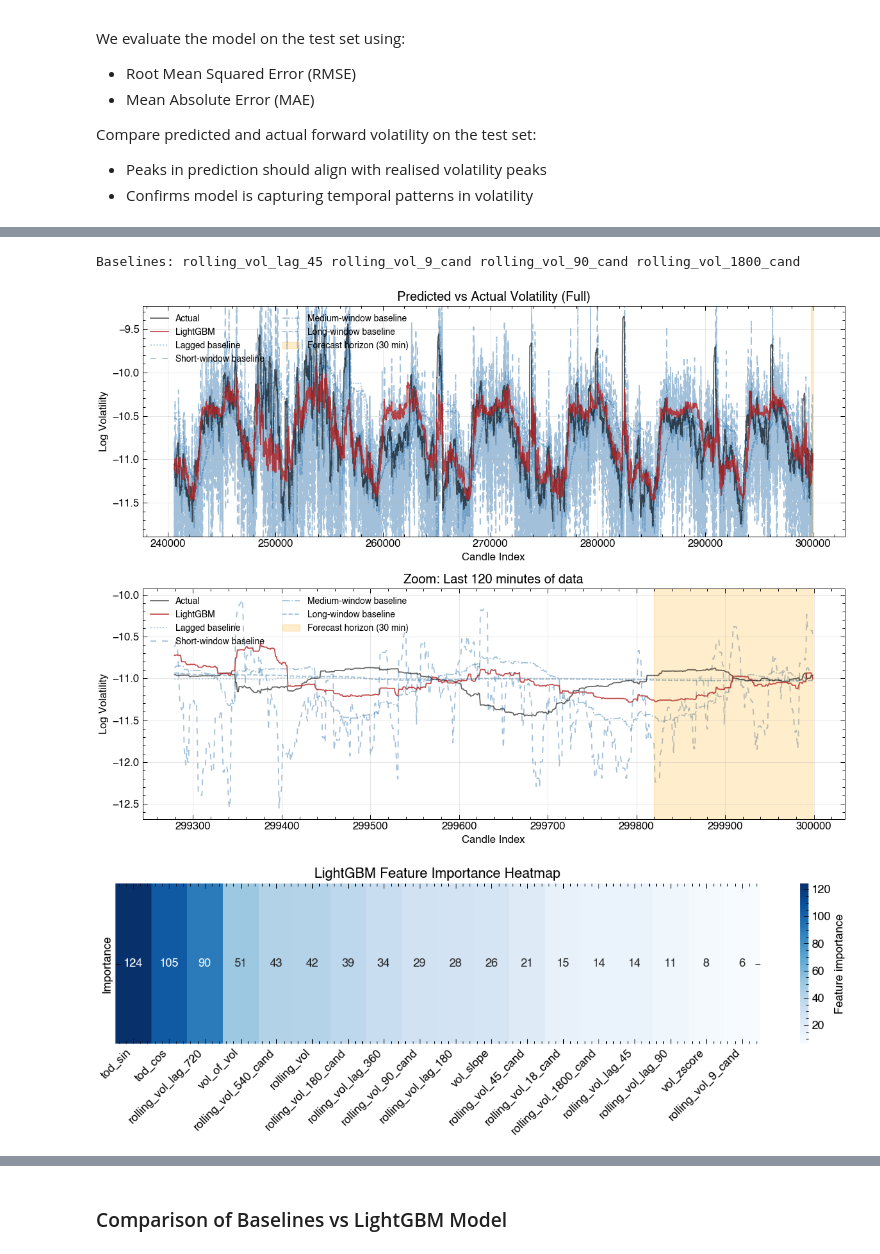
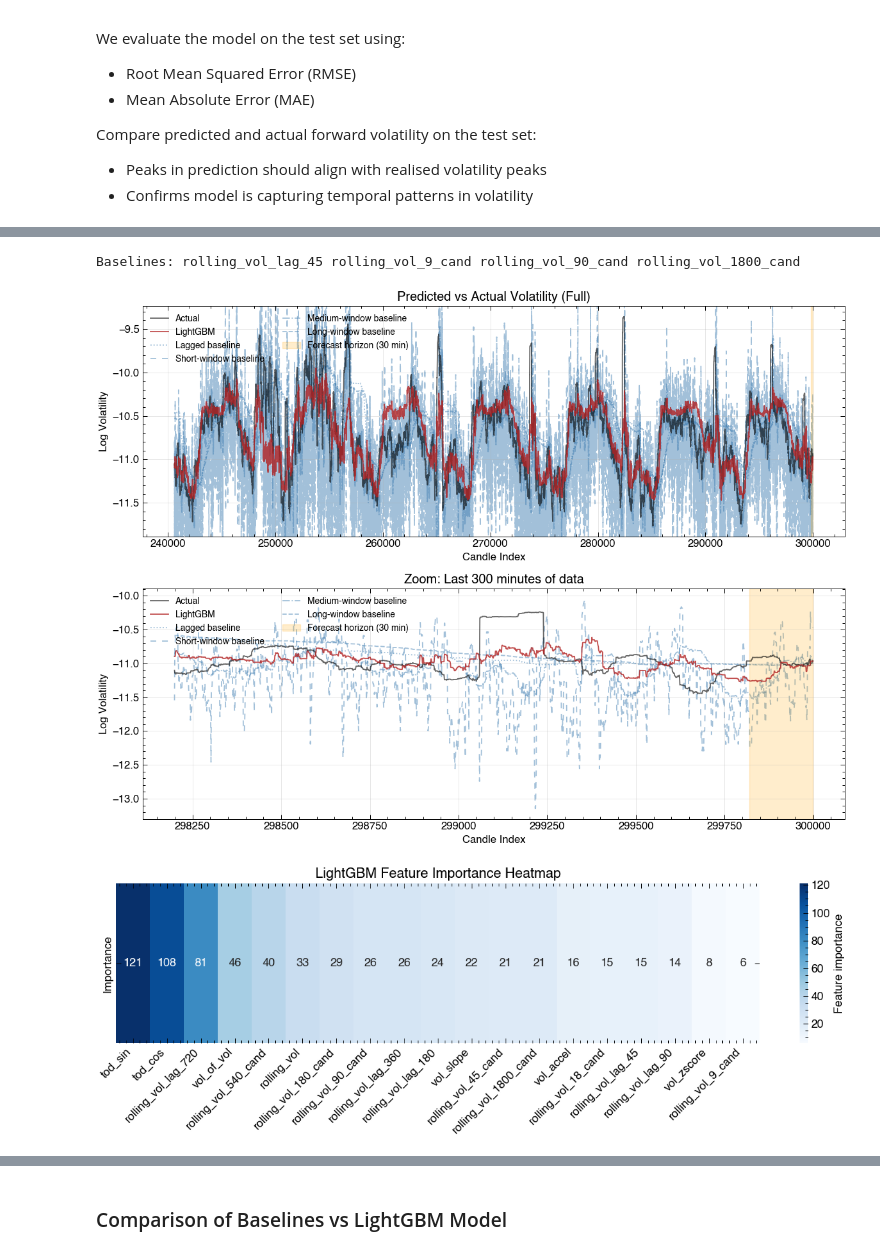
Before and after one commit to dominicjtaylor/fx-volatility-forecasting, a Jupyter notebook: notebooks/volatility_forecasting.ipynb, the cells around one changed output, grey strips where cells are left out. Saved outputs shown, nothing was run; the diff lists cells and outputs as text; code cells hidden in the pictures.

```diff
--- a/notebooks/volatility_forecasting.ipynb
+++ b/notebooks/volatility_forecasting.ipynb
@@ -48,6 +48,8 @@ mpl.style.use('../styles/science.mplstyle')
 - Test setup on first N rows using (`nrows`)
 # %%
 file = 'questdb-eurgbp.csv'
+# nrows = 1000000
+# nrows = None
 nrows = 300000
 
 currencies = file.split('-')[1].split('.')[0]  # 'eurgbp'
@@ -55,7 +57,7 @@ base_currency = currencies[:3].upper()   # 'EUR'
 quote_currency = currencies[3:].upper()
 display(Markdown(f"## Using candle data for {base_currency}-{quote_currency}"))
 
-df = data.load_candles('../data/'+file,nrows=300000)
+df = data.load_candles('../data/'+file,nrows=nrows)
 df.head()
 # %% [output]
 ## Using candle data for EUR-GBP
@@ -403,3 +411,5 @@ plt.show()
+# %%
+df = features.compute_volatility_acceleration(df)
 # %% [markdown]
 ## Target
 - Target of the candle data that we are aiming to predict using ML.
@@ -463,7 +473,7 @@ window_candles_list = [max(int(k * forecast_horizon / time_res), 1) for k in win
 #         [f'rolling_vol_{w}_cand' for w in window_candles_list]
 
 feature_cols = ['rolling_vol'] + [f'rolling_vol_lag_{lag}' for lag in lag_steps] + \
-    [f'rolling_vol_{w}_cand' for w in window_candles_list] + ['tod_sin', 'tod_cos', 'vol_of_vol'] + ['vol_slope'] + ['vol_zscore']
+    [f'rolling_vol_{w}_cand' for w in window_candles_list] + ['tod_sin', 'tod_cos', 'vol_of_vol'] + ['vol_slope'] + ['vol_zscore'] + ['vol_accel']
 
 X_train, X_test, y_train, y_test = model.split_data(df, feature_cols, target_col='rolling_log_future_vol', train_frac=0.8)
 
@@ -484,7 +494,7 @@ We train a Gradient Boosting Machine to predict forward-looking volatility:
 - Each boosting round improves the prediction slightly by reducing the residuals from previous rounds.
 # %%
 gb_params = {
-    'n_estimators': 100,
+    'n_estimators': 500,
     'learning_rate': 0.1,
     'max_depth': 3,
     'random_state': 42,
@@ -706,7 +712,7 @@ ax[0].grid(True,alpha=0.3)
 ax[0].set_ylim(ylims[0],ylims[1])
 
 # Desired zoom duration in seconds (e.g., 5×forecast_horizon)
-zoom_seconds = 4 * forecast_horizon
+# zoom_seconds = 4 * forecast_horizon
 
 # # Compute elapsed time from the last timestamp
 # end_time = x_test[-1]
@@ -715,7 +721,9 @@ zoom_seconds = 4 * forecast_horizon
 # # Find the index in x_test that is the first >= start_time
 # start_zoom_idx = np.searchsorted(x_test, start_time)
 
-start_zoom_idx = np.arange(0,len(y_test))[-1]-(4*H)
+zoom_factor = 10
+start_zoom_idx = np.arange(0,len(y_test))[-1]-(zoom_factor*H)
+zoom_seconds = zoom_factor * forecast_horizon
 
 # Slice data for zoomed view
 x_zoom = x_test[start_zoom_idx:]
@@ -740,32 +748,32 @@ ax[1].legend(loc='upper left',ncols=2)
 ax[1].grid(True,alpha=0.3)
 # plt.setp(ax[0].get_xticklabels(), rotation=30)
 # plt.setp(ax[1].get_xticklabels(), rotation=30)
 plt.tight_layout()
 plt.savefig('../results/plots/predicted_vs_actual_volatility_baseline_compare.png')
 plt.show()
 
 #Feature Importance Heatmap
 importances = ml_model.feature_importances_
 feature_names = feature_cols
 
 # Sort features by importance
 sorted_idx = np.argsort(importances)[::-1]
 
 plt.figure(figsize=(15, 3))
 sns.heatmap(
     np.expand_dims(importances[sorted_idx], axis=0),
     annot=True,
     fmt=".0f",
     cmap="Blues",
     yticklabels=["Importance"],
     xticklabels=np.array(feature_names)[sorted_idx],
     cbar_kws={'label': 'Feature importance'}
 )
 plt.xticks(rotation=45, ha='right')
 plt.title("LightGBM Feature Importance Heatmap")
 plt.savefig('../results/plots/feature_importance_heatmap.png')
 plt.show()
 # %% [output]
 Baselines: rolling_vol_lag_45 rolling_vol_9_cand rolling_vol_90_cand rolling_vol_1800_cand
-[figure, old version]
+[figure, new version]
-[figure, old version]
+[figure, new version]
```
Also changed, not shown: parts of 12 cells of this notebook, 18 other files.
